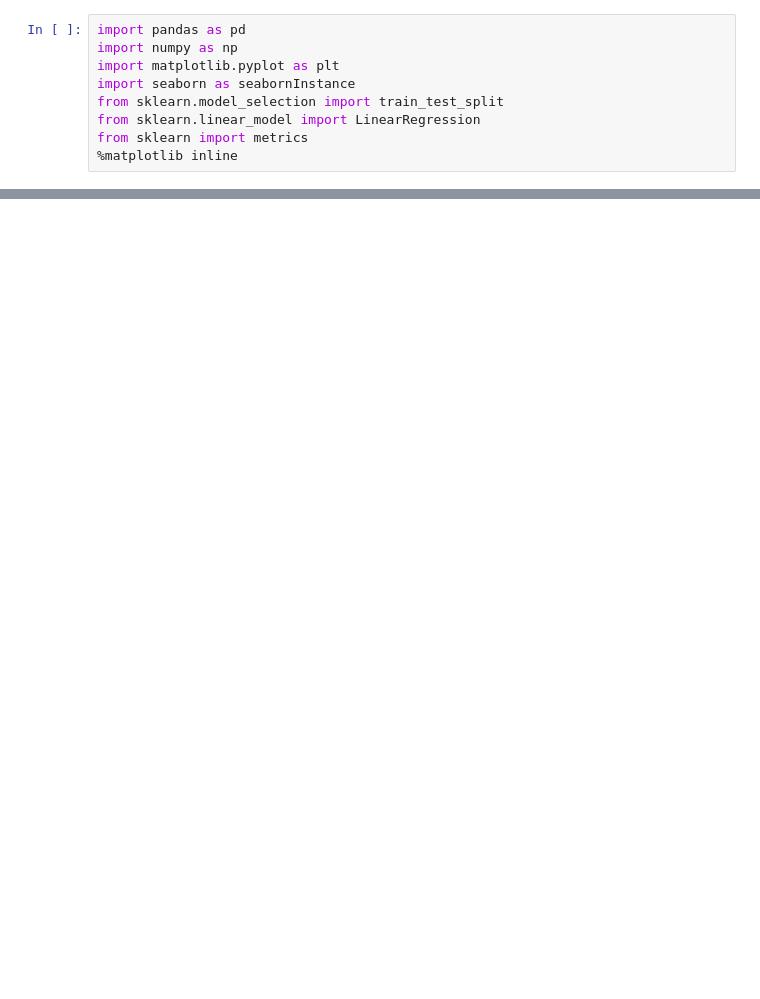
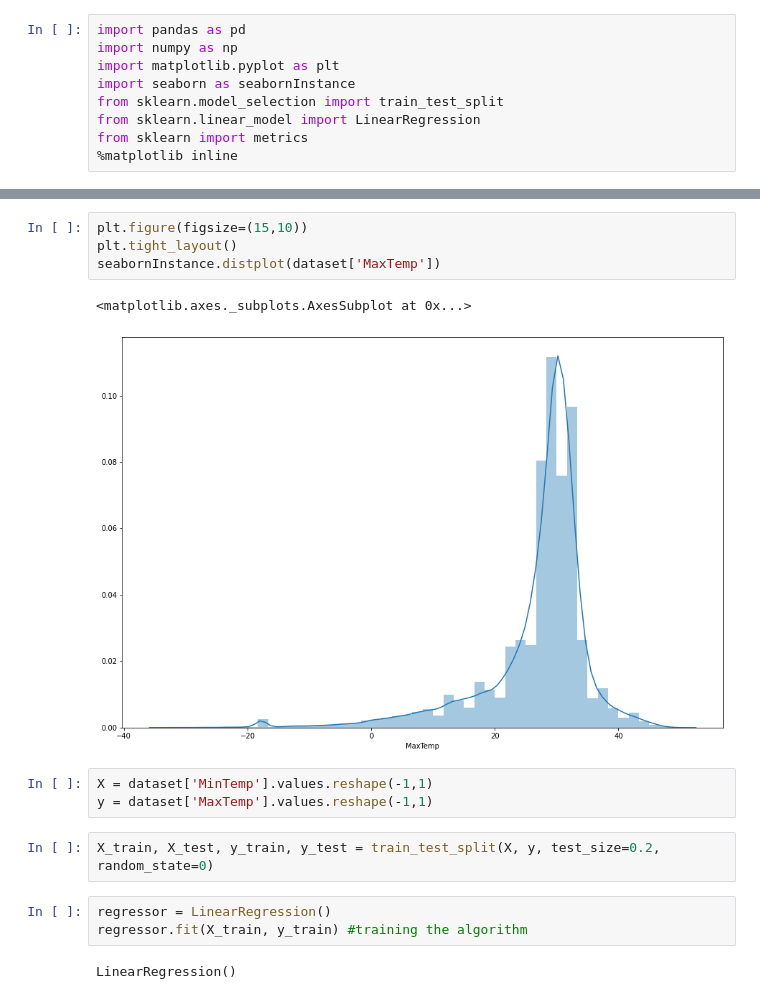
Before and after one commit to ljdutton2/Linear-regression-tutorial, a Jupyter notebook: linear regression tutorial.ipynb, the cells around one changed output, grey strips where cells are left out. Drawn from its saved outputs; the diff is of its cells as text; blank space fills up the shorter version.

```diff
--- a/linear regression tutorial.ipynb
+++ b/linear regression tutorial.ipynb
@@ -15,0 +37,17 @@ TypeError: 'tuple' object is not callable
+# %%
+plt.figure(figsize=(15,10))
+plt.tight_layout()
+seabornInstance.distplot(dataset['MaxTemp'])
+# %% [output]
+<matplotlib.axes._subplots.AxesSubplot at 0x...>
+[figure, added]
+# %%
+X = dataset['MinTemp'].values.reshape(-1,1)
+y = dataset['MaxTemp'].values.reshape(-1,1)
+# %%
+X_train, X_test, y_train, y_test = train_test_split(X, y, test_size=0.2, random_state=0)
+# %%
+regressor = LinearRegression()
+regressor.fit(X_train, y_train) #training the algorithm
+# %% [output]
+LinearRegression()
```
Also changed, not shown: parts of 8 cells of this notebook.
